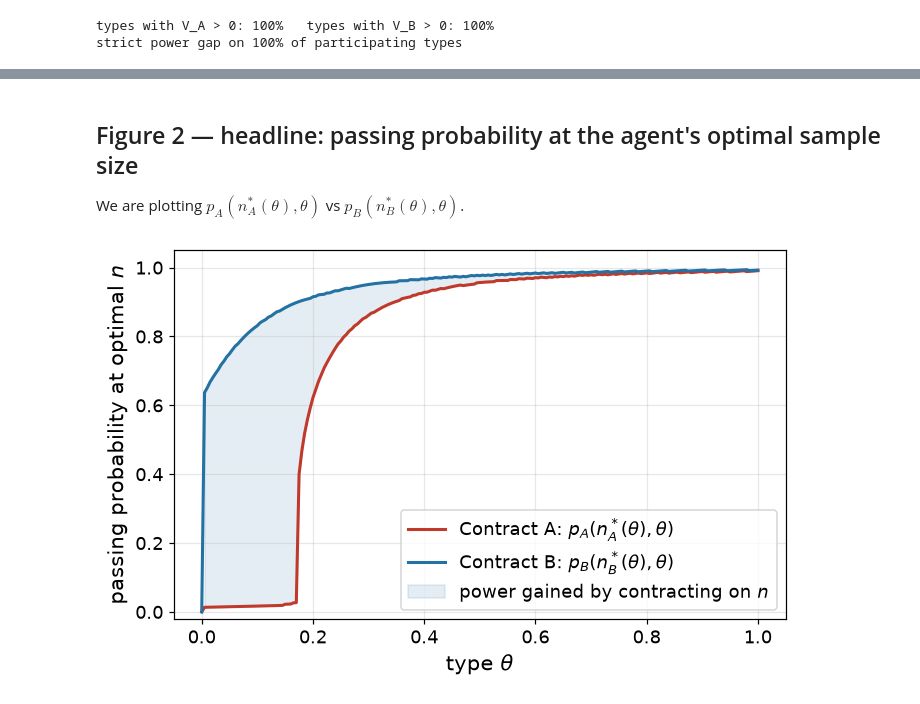
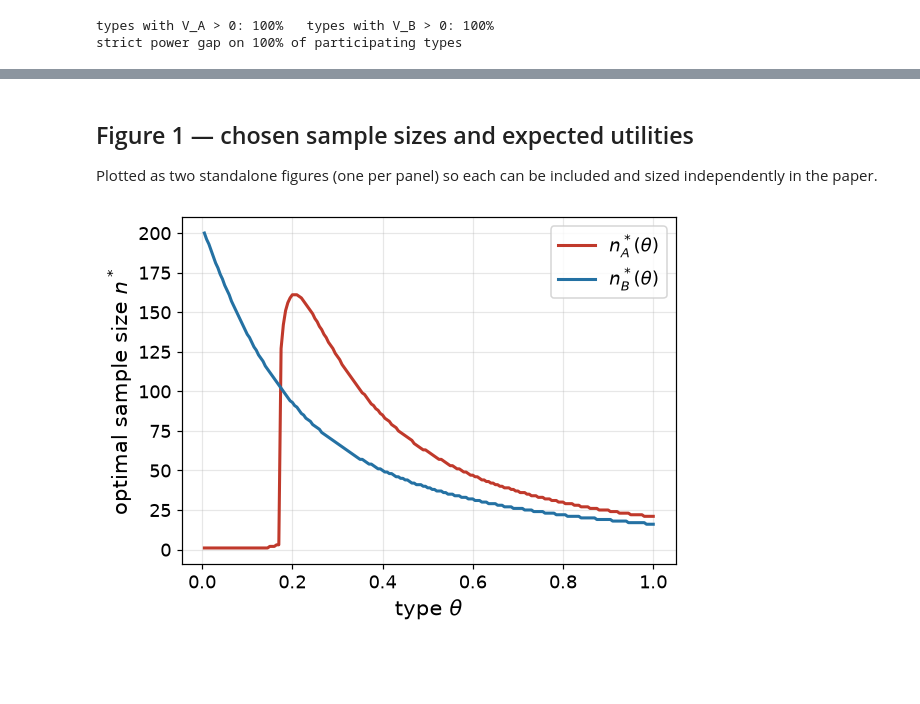
Before and after one commit to SimoneGaruffi/simulation-code, a Jupyter notebook: simulation.ipynb, the cells around one changed output, grey strips where cells are left out. Saved outputs shown, nothing was run; the diff lists cells and outputs as text; code cells hidden in the pictures; blank space fills up the shorter version.

```diff
--- a/simulation.ipynb
+++ b/simulation.ipynb
@@ -147,24 +119,17 @@ plt.show()
-# %% [markdown]
-## Figure 2 — headline: passing probability at the agent's optimal sample size
-
-We are plotting $p_A(n_A^*(\theta), \theta)$ vs $p_B(n_B^*(\theta), \theta)$.
-# %%
-fig, ax = plt.subplots(figsize=(6.5, 4.2))
-ax.plot(thetas, pA, color=COL_A, label=r"Contract A: $p_A(n_A^*(\theta),\theta)$")
-ax.plot(thetas, pB, color=COL_B, label=r"Contract B: $p_B(n_B^*(\theta),\theta)$")
-ax.fill_between(thetas, pA, pB, where=pB > pA, color=COL_B, alpha=0.12,
-                label="power gained by contracting on $n$")
-
-# 1. Add fontsize=14 to axis labels
-ax.set_xlabel(r"type $\theta$", fontsize=14)
-ax.set_ylabel("passing probability at optimal $n$", fontsize=14)
-
-# 2. Increase the size of the tick numbers
-ax.tick_params(axis='both', labelsize=12)
-
-ax.set_ylim(-0.02, 1.05)
-ax.legend(loc="lower right", fontsize=12)
-plt.tight_layout()
-plt.show()
-# %% [output]
-[figure, removed]
+# %% [markdown]
+## Figure 1 — chosen sample sizes and expected utilities
+
+Plotted as two standalone figures (one per panel) so each can be included and sized independently in the paper.
+# %%
+# Panel (a): chosen sample sizes
+fig, ax = plt.subplots(figsize=(5.5, 4))
+ax.plot(thetas, nA, color=COL_A, label=r"$n_A^*(\theta)$")
+ax.plot(thetas, nB, color=COL_B, label=r"$n_B^*(\theta)$")
+ax.set_xlabel(r"type $\theta$", fontsize=14)
+ax.set_ylabel(r"optimal sample size $n^*$", fontsize=14)
+ax.tick_params(axis='both', labelsize=12)
+ax.legend(fontsize=12)
+plt.tight_layout()
+plt.show()
+# %% [output]
+[figure, added]
```
Also changed, not shown: parts of 5 cells of this notebook.
